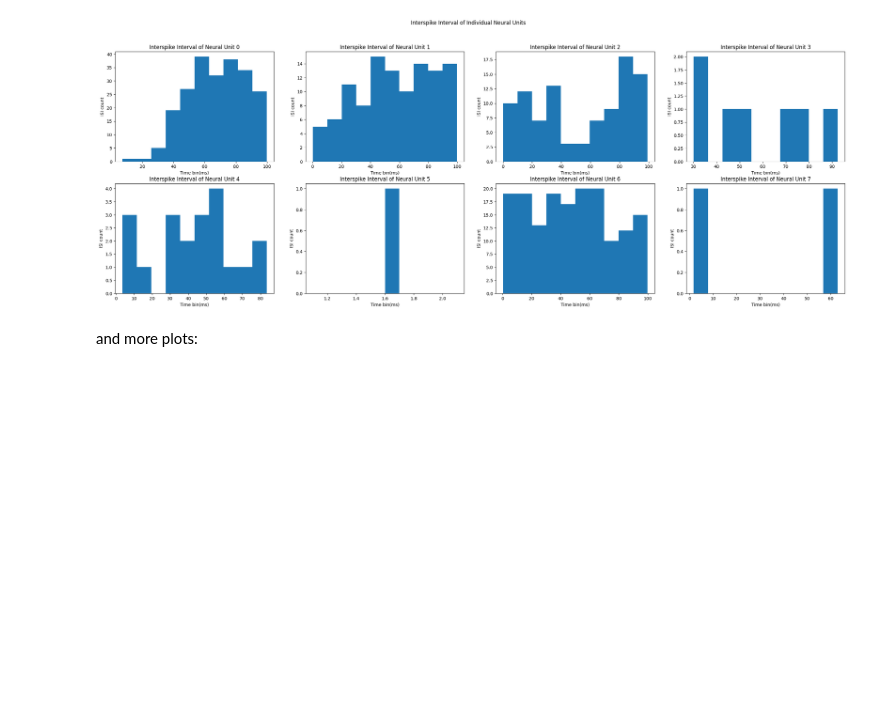
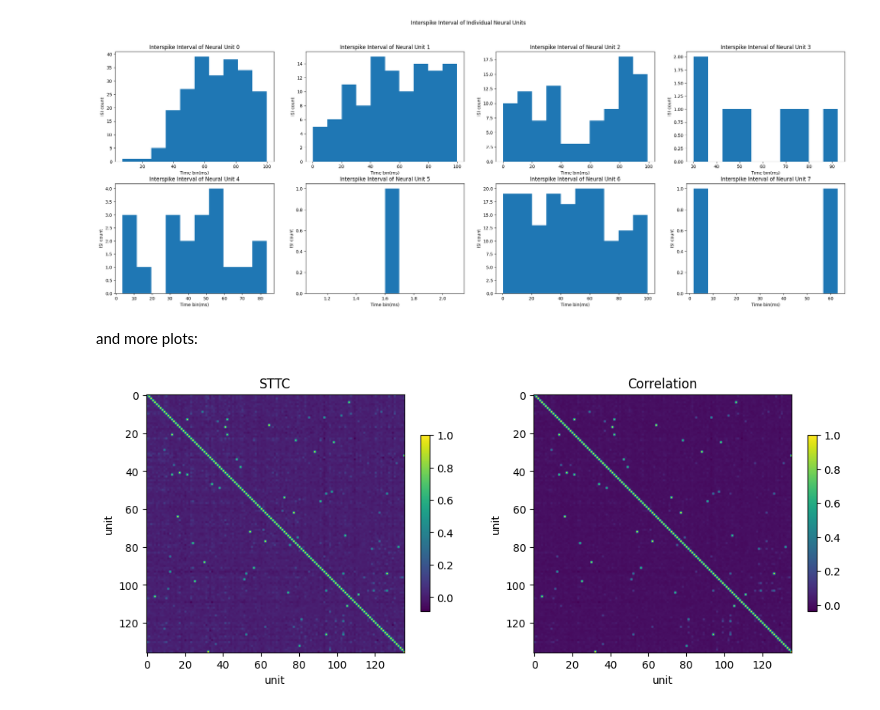
Before and after one commit to braingeneers/midbrain_parkinsons, a Jupyter notebook: tutorials/experiments/hc328/no_drug/spike_data.ipynb, the cells around one changed output. Drawn from its saved outputs; the diff is of its cells as text; code cells hidden in the pictures; blank space fills up the shorter version.

```diff
--- a/tutorials/experiments/hc328/no_drug/spike_data.ipynb
+++ b/tutorials/experiments/hc328/no_drug/spike_data.ipynb
@@ -34,3 +34,7 @@ spike_data.summary_plots( sd )
 [figure]
 # %% [markdown]
 and more plots:
+# %%
+spike_data.plot_matrices_connectivty( sd )
+# %% [output]
+[figure, added]
```
Also changed, not shown: parts of 2 cells of this notebook, 8 other files.
